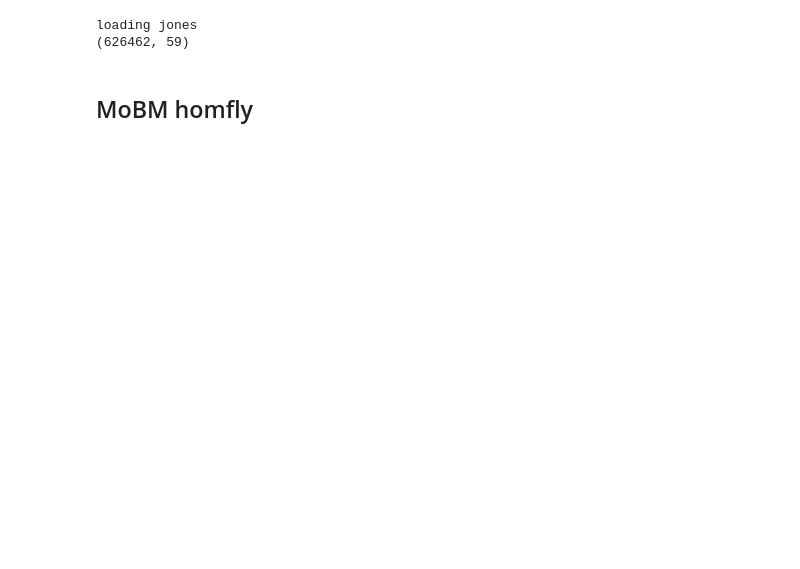
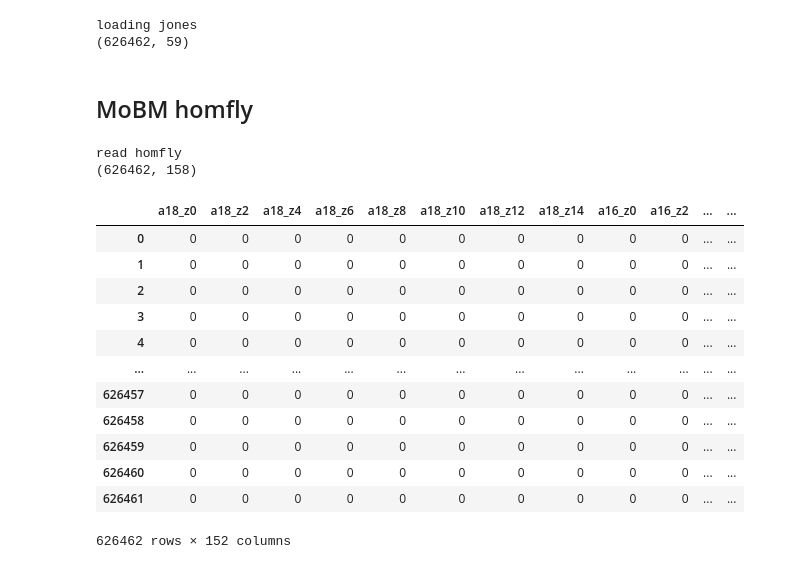
Before and after one commit to dioscuri-tda/knotsBM, a Jupyter notebook: MoBM/MoBM_jones_to_homfly.ipynb, the cells around one changed output. Drawn from its saved outputs; the diff is of its cells as text; code cells hidden in the pictures; blank space fills up the shorter version.

```diff
--- a/MoBM/MoBM_jones_to_homfly.ipynb
+++ b/MoBM/MoBM_jones_to_homfly.ipynb
@@ -36,9 +24,28 @@ for eps in [50, 40, 30]:
 ## MoBM homfly
 # %%
 print()
-print('read homfly')
-homfly_df = pd.read_csv('../data/parsed/HOMFLYPT/HomflyPt_upto_15_MIRRORS.csv')
+print("read homfly")
+homfly_df = pd.read_csv("../data/HomflyPt_upto_15_MIRRORS.csv.zip")
 print(homfly_df.shape)
+# %% [output]
+read homfly
+(626462, 158)
 # %%
 X_h = homfly_df[homfly_df.columns[6:]].to_numpy()
+# %%
+homfly_df[homfly_df.columns[6:]]
+# %% [output]
+|  | a18_z0 | a18_z2 | a18_z4 | a18_z6 | a18_z8 | a18_z10 | a18_z12 | a18_z14 | a16_z0 | a16_z2 | ... | ... |
+| 0 | 0 | 0 | 0 | 0 | 0 | 0 | 0 | 0 | 0 | 0 | ... | ... |
+| 1 | 0 | 0 | 0 | 0 | 0 | 0 | 0 | 0 | 0 | 0 | ... | ... |
+| 2 | 0 | 0 | 0 | 0 | 0 | 0 | 0 | 0 | 0 | 0 | ... | ... |
+| 3 | 0 | 0 | 0 | 0 | 0 | 0 | 0 | 0 | 0 | 0 | ... | ... |
+| 4 | 0 | 0 | 0 | 0 | 0 | 0 | 0 | 0 | 0 | 0 | ... | ... |
+| ... | ... | ... | ... | ... | ... | ... | ... | ... | ... | ... | ... | ... |
+| 626457 | 0 | 0 | 0 | 0 | 0 | 0 | 0 | 0 | 0 | 0 | ... | ... |
+| 626458 | 0 | 0 | 0 | 0 | 0 | 0 | 0 | 0 | 0 | 0 | ... | ... |
+| 626459 | 0 | 0 | 0 | 0 | 0 | 0 | 0 | 0 | 0 | 0 | ... | ... |
+| 626460 | 0 | 0 | 0 | 0 | 0 | 0 | 0 | 0 | 0 | 0 | ... | ... |
+| 626461 | 0 | 0 | 0 | 0 | 0 | 0 | 0 | 0 | 0 | 0 | ... | ... |
+626462 rows × 152 columns
 # %%
```
Also changed, not shown: parts of 15 cells of this notebook, 25 other files.
